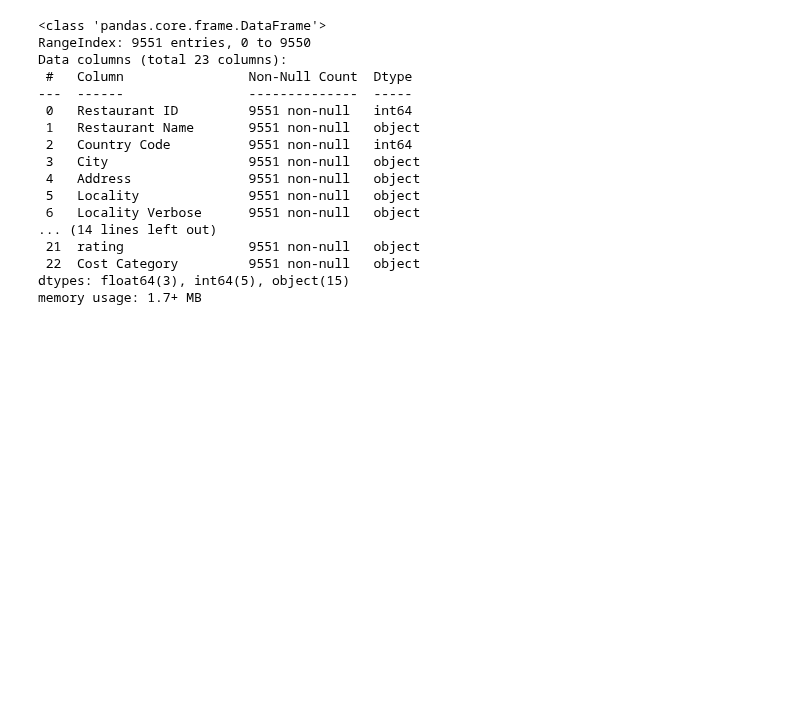
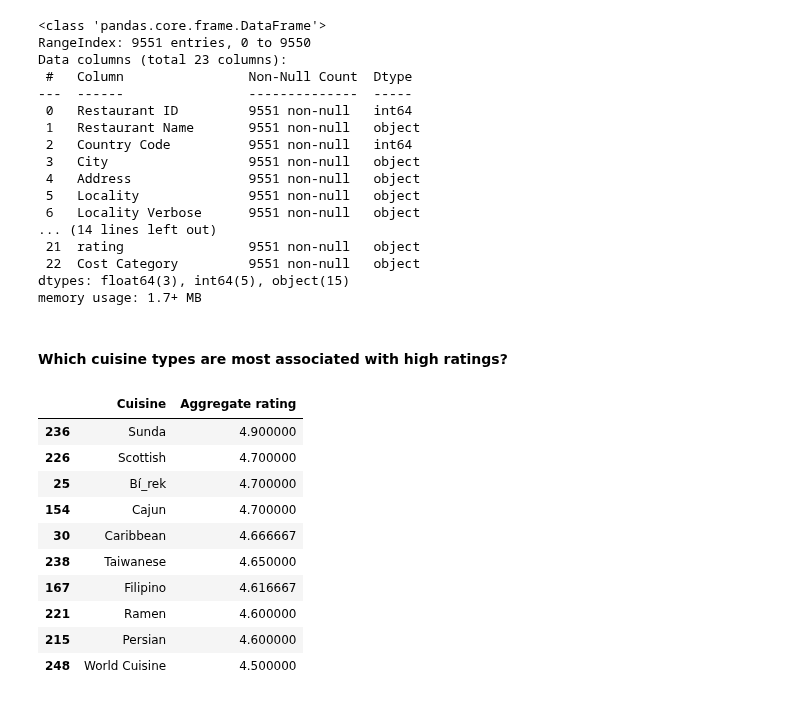
Before and after one commit to Himmu5/data-analysis, a Jupyter notebook: notebooks/zomato_analysis.ipynb, the cells around one changed output. Cells and saved outputs as stored; diff of their text form; code cells hidden in the pictures; blank space fills up the shorter version.

```diff
--- a/notebooks/zomato_analysis.ipynb
+++ b/notebooks/zomato_analysis.ipynb
@@ -247,3 +247,5 @@ Data columns (total 23 columns):
  22  Cost Category         9551 non-null   object
 dtypes: float64(3), int64(5), object(15)
 memory usage: 1.7+ MB
+# %% [markdown]
+#### Which cuisine types are most associated with high ratings?
@@ -249,0 +259,19 @@ memory usage: 1.7+ MB
+# %%
+cuisine_ratings = (
+    zomato_data.dropna(subset=["Cuisines"])
+    .assign(Cuisine=zomato_data["Cuisines"].str.split(","))
+    .explode("Cuisine")
+)
+cuisine_ratings.groupby("Cuisine")["Aggregate rating"].mean().reset_index().sort_values(ascending=False, by="Aggregate rating").head(10)
+# %% [output]
+|  | Cuisine | Aggregate rating |
+| 236 | Sunda | 4.900000 |
+| 226 | Scottish | 4.700000 |
+| 25 | Bí_rek | 4.700000 |
+| 154 | Cajun | 4.700000 |
+| 30 | Caribbean | 4.666667 |
+| 238 | Taiwanese | 4.650000 |
+| 167 | Filipino | 4.616667 |
+| 221 | Ramen | 4.600000 |
+| 215 | Persian | 4.600000 |
+| 248 | World Cuisine | 4.500000 |
```
Also changed, not shown: parts of 3 cells of this notebook.
